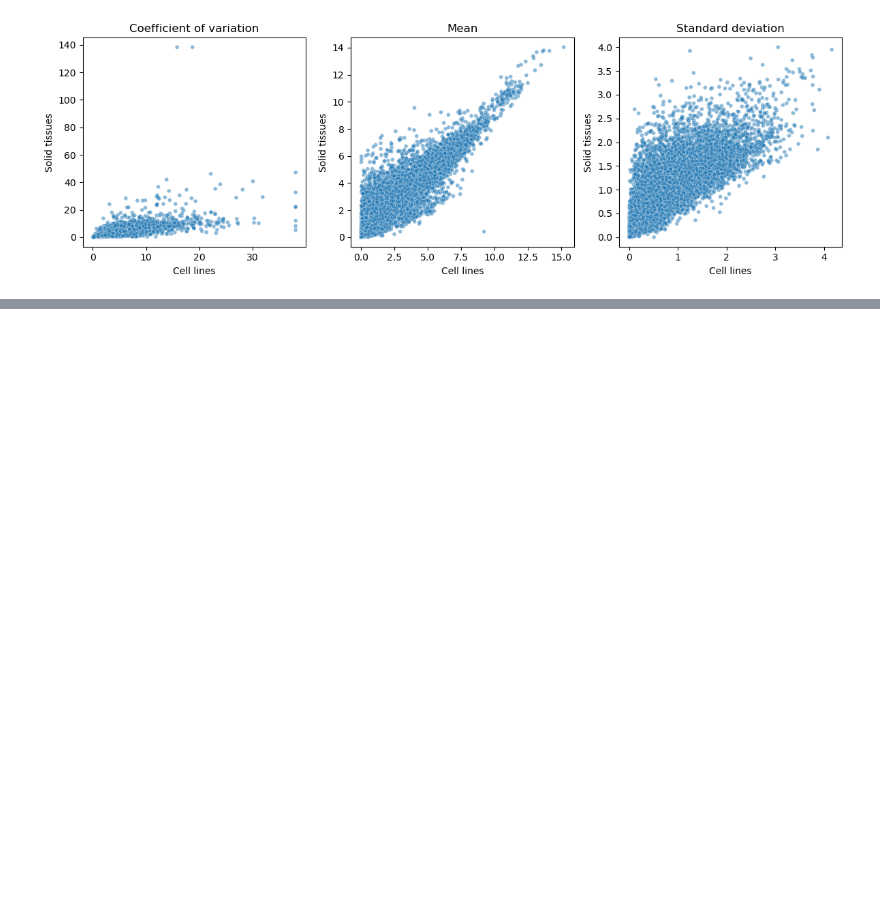
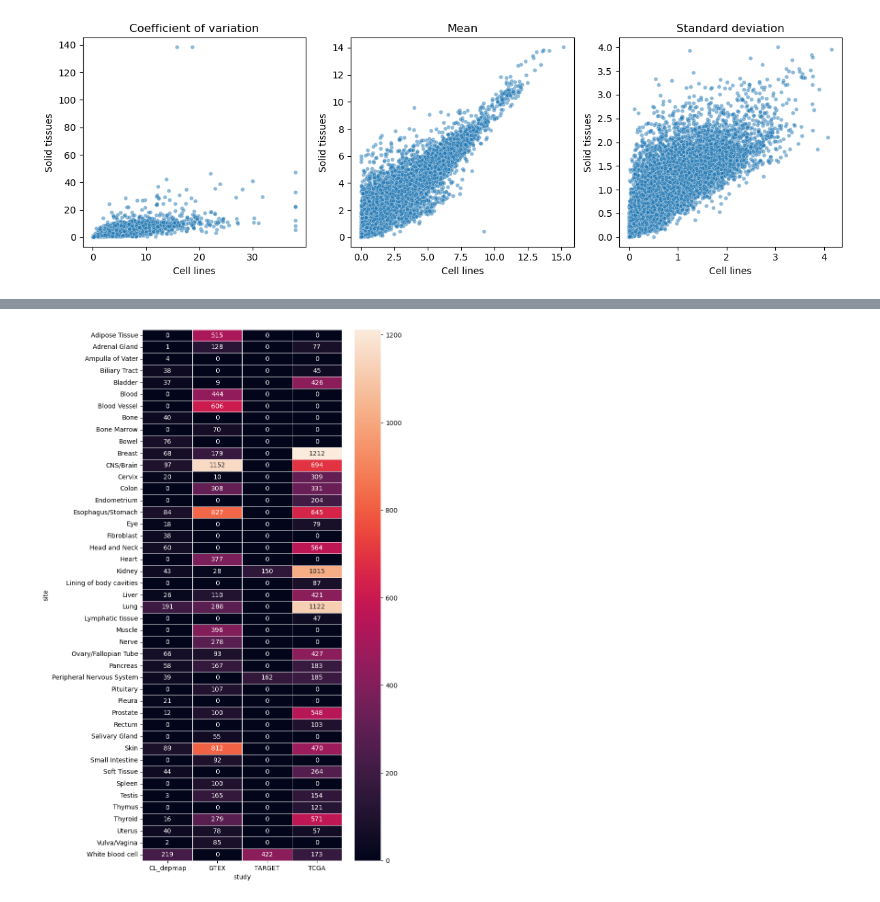
Before and after one commit to luciat-92/Multiomic_VAE, a Jupyter notebook: data/preprocessing.ipynb, the cells around one changed output, grey strips where cells are left out. Cells and saved outputs as stored; diff of their text form; code cells hidden in the pictures; blank space fills up the shorter version.

```diff
--- a/data/preprocessing.ipynb
+++ b/data/preprocessing.ipynb
@@ -361,0 +391,29 @@ def get_unlabeled_dataloaders(gex_features_df, seed, batch_size, ccle_only=False
+# %%
+map_common_annotation = {"Vagina":"Vulva/Vagina",
+                         "Thyroid Gland": "Thyroid",
+                         "SympatheticÊNervous System": "Peripheral Nervous System",
+                         "Stomach" : "Esophagus/Stomach",
+                         "Soft tissue,Bone" : "Soft Tissue",
+                         "Head and Neck region" : "Head and Neck",
+                         "Paraganglia" : "Peripheral Nervous System",
+                         "Ovary" : "Ovary/Fallopian Tube",
+                         "Lymphoid" : "White blood cell",
+                         "Fallopian Tube" : "Ovary/Fallopian Tube",
+                         "Esophagus" : "Esophagus/Stomach",
+                         "Cervix Uteri" : "Cervix",
+                         "Brain" : "CNS/Brain",
+                         "Adrenal gland" : "Adrenal Gland",
+                         "Myeloid" : "White blood cell",
+                         "Bladder/Urinary Tract": "Bladder",
+                         "Bile duct": "Biliary Tract"}
+# for the keys in map_common_annotation, replace the values in site
+umap_df['site'] = umap_df['site'].replace(map_common_annotation)
+# %%
+# get contingency table of site and study
+cont_table = pd.crosstab(umap_df['site'], umap_df['study'])
+# plot contingency table with seaborn
+fig, ax = plt.subplots(figsize=(7,15))
+sns.heatmap(cont_table, annot=True, fmt="d", linewidths=.5, ax=ax)
+plt.show()
+# %% [output]
+[figure, added]
```
Also changed, not shown: parts of 12 cells of this notebook, 27 other files.
